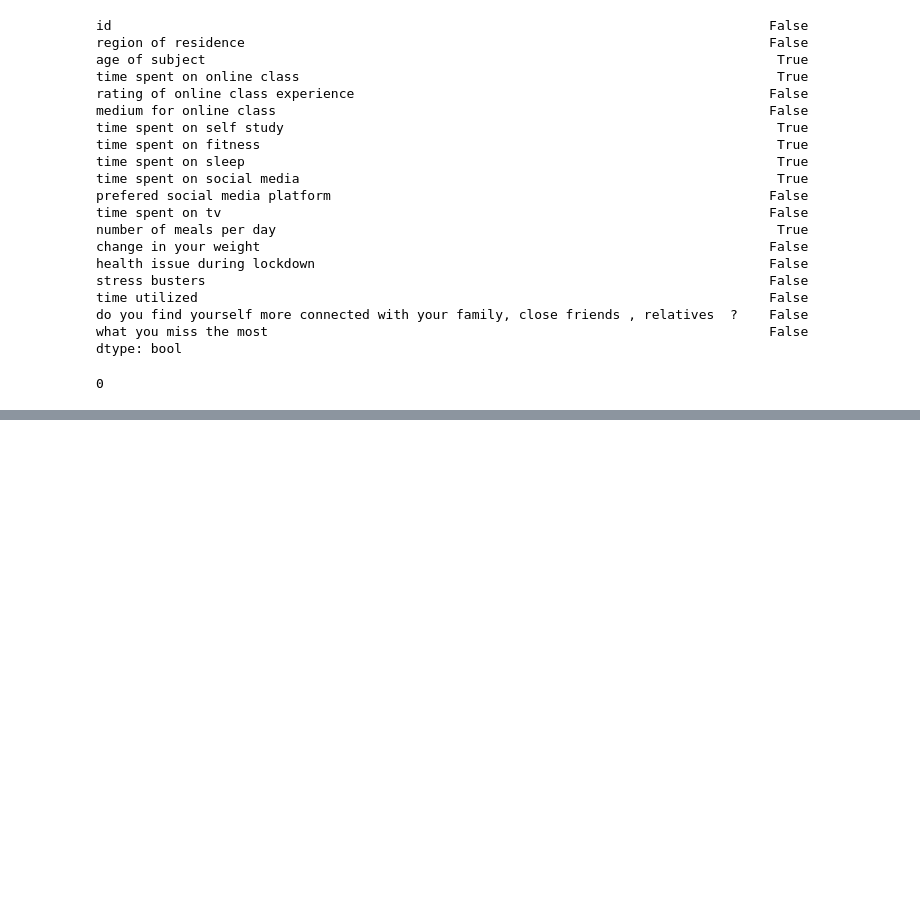
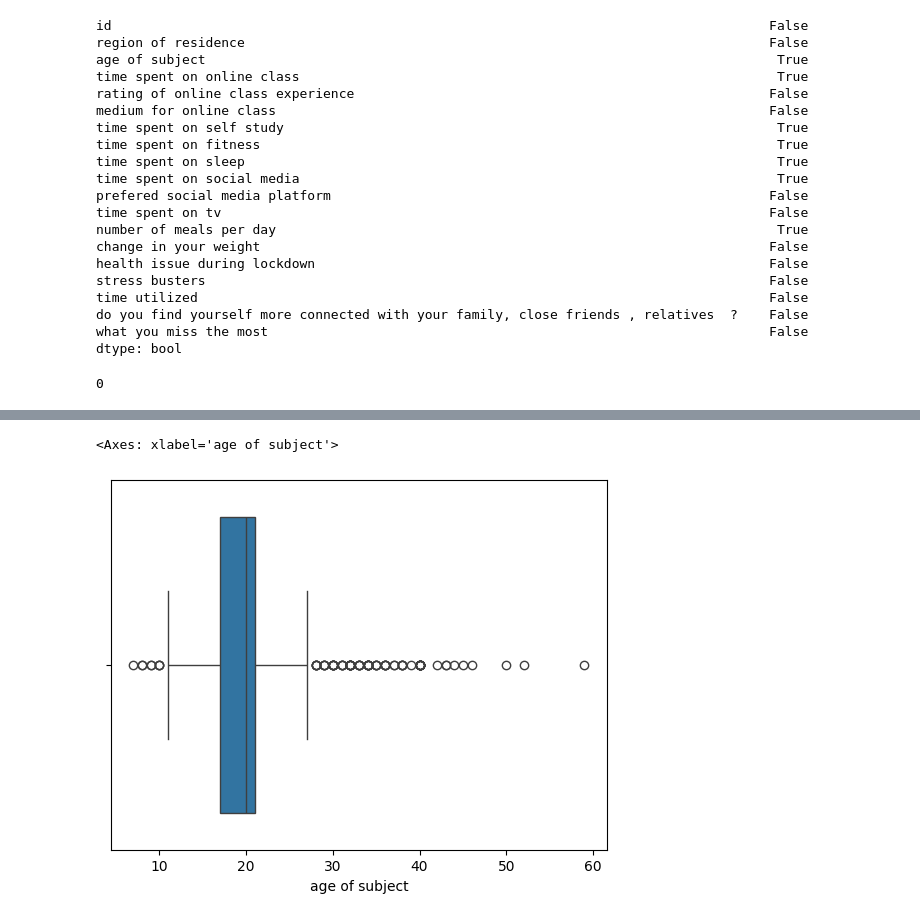
Before and after one commit to laurenwisniewski/DS-3001-Project, a Jupyter notebook: CovidCleanedCode.ipynb, the cells around one changed output, grey strips where cells are left out. Cells and saved outputs as stored; diff of their text form; code cells hidden in the pictures; blank space fills up the shorter version.

```diff
--- a/CovidCleanedCode.ipynb
+++ b/CovidCleanedCode.ipynb
@@ -158,0 +173,4 @@ dtype: int64
+# %%
+bins = [0,5,10,15,20,25,30,35,40,45,50,55,60]
+labels = ['0-4', '5-9', '10-14', '15-19', '20-24', '25-29', '30-34', '35-39', '40-44', '45-49', '50-54', '55-59']
+df['age group'] = pd.cut(df['age of subject'], bins=bins, labels=labels, right=False)
@@ -158,0 +186,6 @@ dtype: int64
+# %%
+import seaborn as sns
+sns.boxplot(x='age of subject', data=df)
+# %% [output]
+<Axes: xlabel='age of subject'>
+[figure, added]
```
Also changed, not shown: parts of 8 cells of this notebook.
